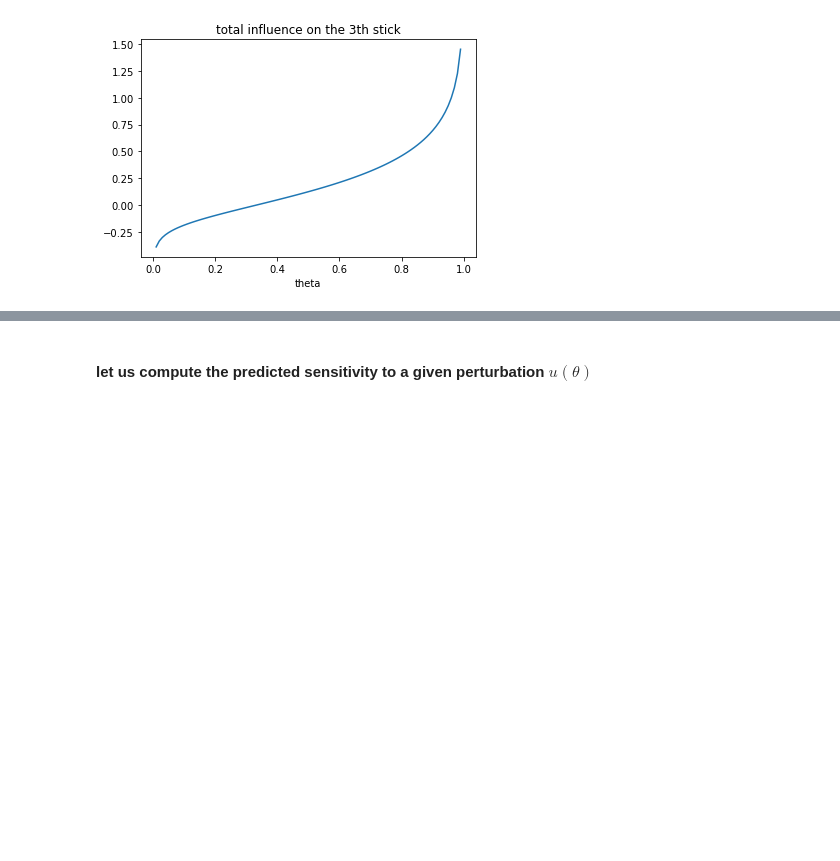
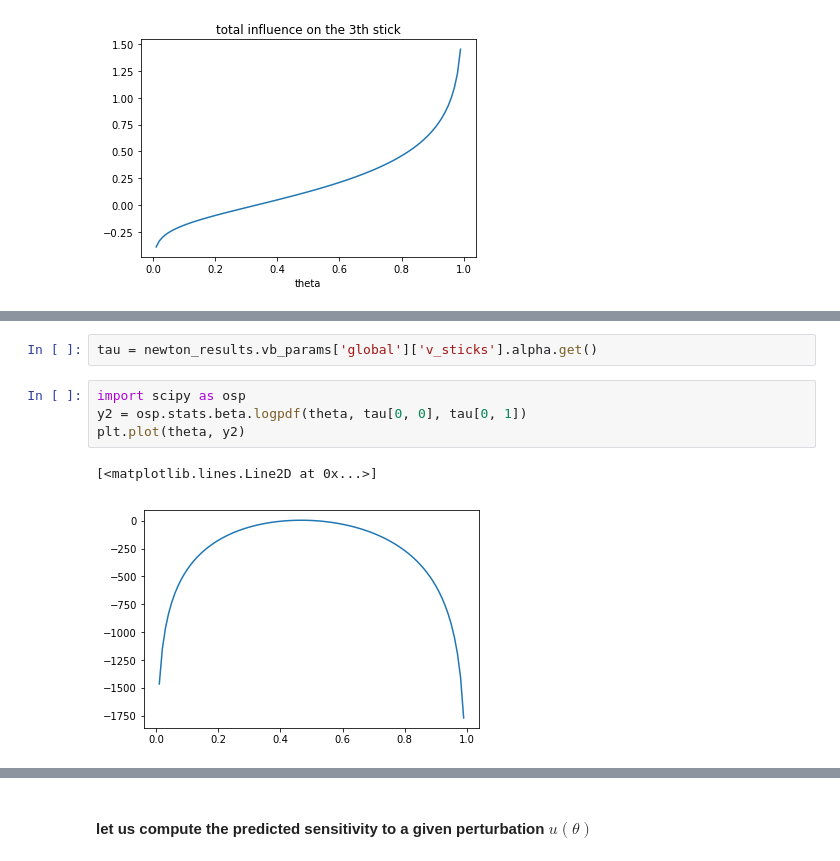
Before and after one commit to Runjing-Liu120/Variational_BNP_robustness, a Jupyter notebook: DP_mixture/DP_normal_mixture-Functional_sensitivity.ipynb, the cells around one changed output, grey strips where cells are left out. Cells and saved outputs as stored; diff of their text form; blank space fills up the shorter version.

```diff
--- a/DP_mixture/DP_normal_mixture-Functional_sensitivity.ipynb
+++ b/DP_mixture/DP_normal_mixture-Functional_sensitivity.ipynb
@@ -394,0 +413,9 @@ plt.title('total influence on the {}th stick'.format(k_post))
+# %%
+tau = newton_results.vb_params['global']['v_sticks'].alpha.get()
+# %%
+import scipy as osp
+y2 = osp.stats.beta.logpdf(theta, tau[0, 0], tau[0, 1])
+plt.plot(theta, y2)
+# %% [output]
+[<matplotlib.lines.Line2D at 0x...>]
+[figure, added]
```
Also changed, not shown: parts of 15 cells of this notebook, 1 other file.
